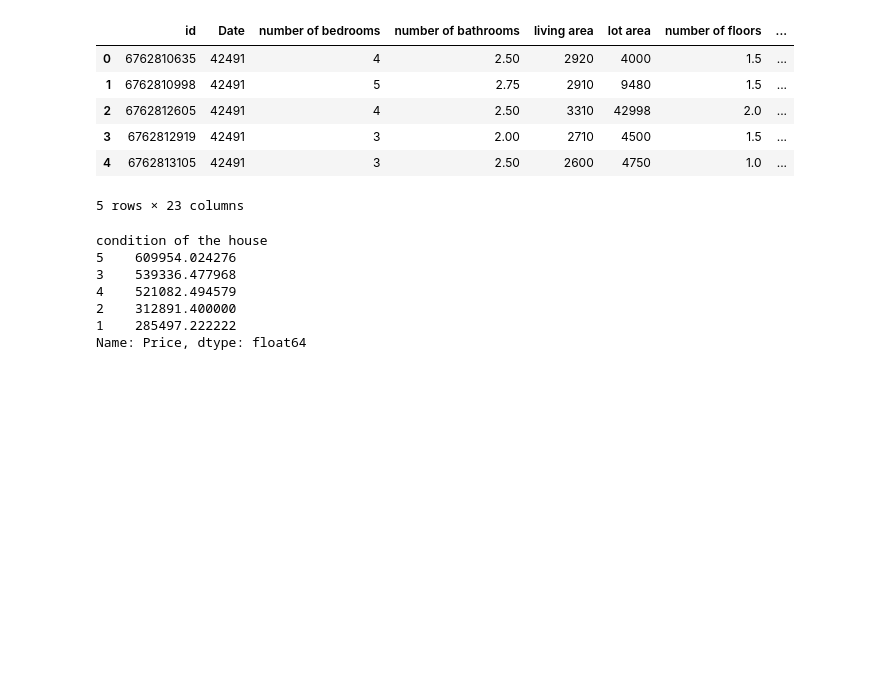
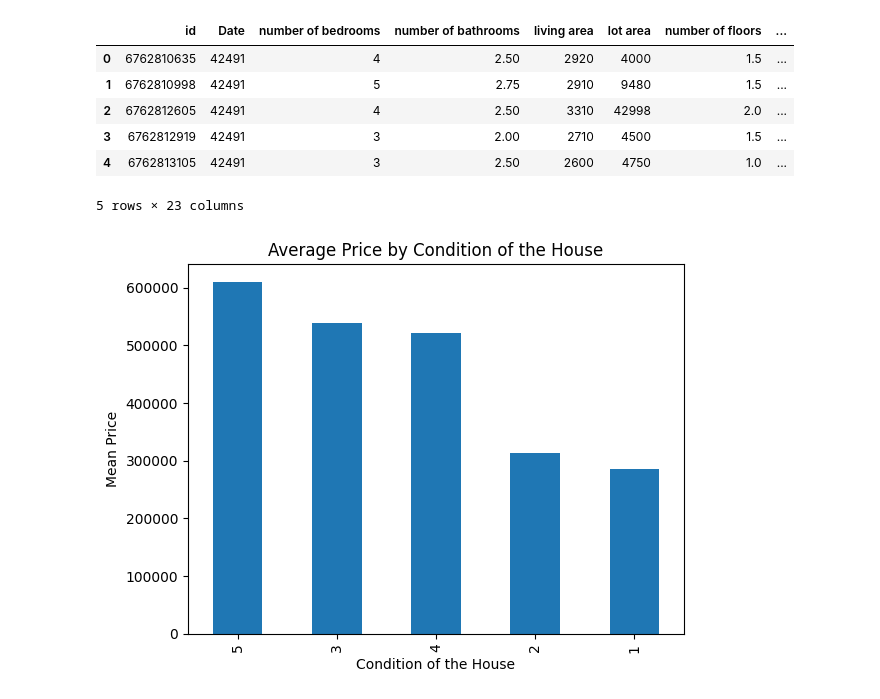
Before and after one commit to Celistine02/House-price-prediction, a Jupyter notebook: houseprice.ipynb, the cells around one changed output. Drawn from its saved outputs; the diff is of its cells as text; code cells hidden in the pictures; blank space fills up the shorter version.

```diff
--- a/houseprice.ipynb
+++ b/houseprice.ipynb
@@ -100,10 +102,9 @@ data.head()
 # %%
-data.groupby("condition of the house")["Price"].mean().sort_values(ascending=False)
+data.groupby("condition of the house")["Price"].mean().sort_values(ascending=False).plot(kind="bar")
+plt.title("Average Price by Condition of the House")
+
+plt.ylabel("Mean Price")
+plt.xlabel("Condition of the House")
+plt.show()
 # %% [output]
-condition of the house
-5    609954.024276
-3    539336.477968
-4    521082.494579
-2    312891.400000
-1    285497.222222
-Name: Price, dtype: float64
+[figure, added]
```
Also changed, not shown: parts of 6 cells of this notebook.
